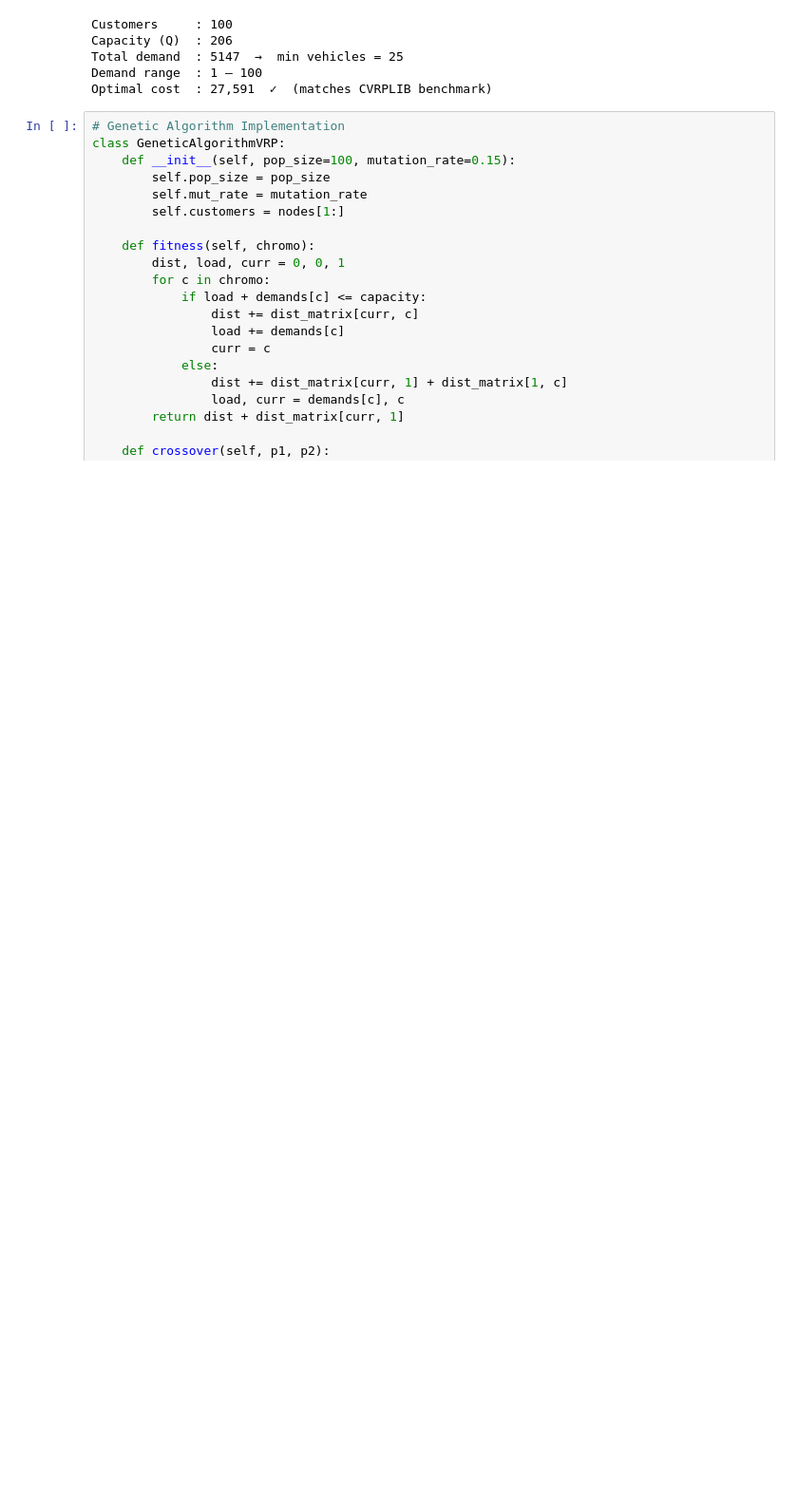
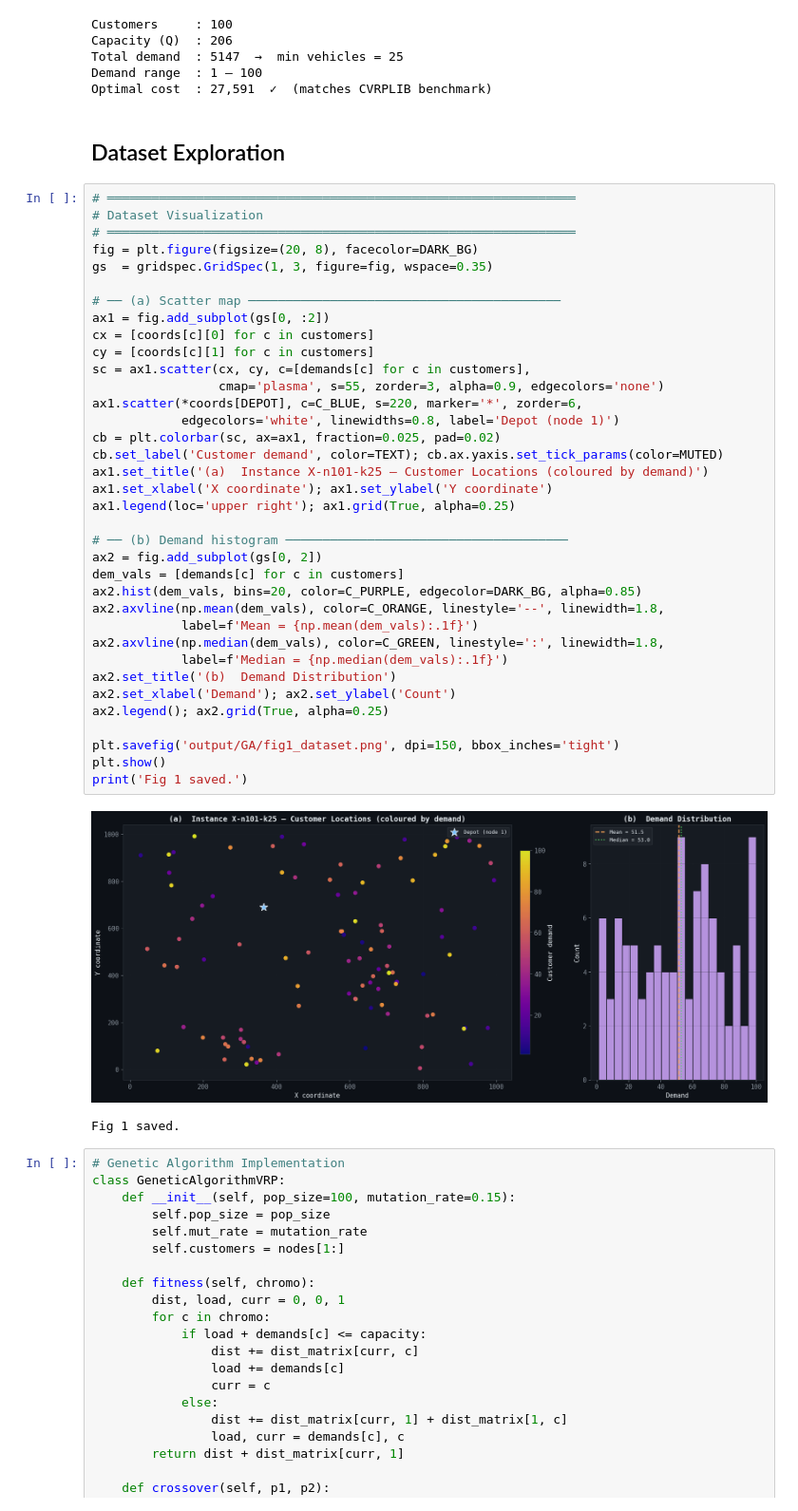
Before and after one commit to ms25940022-boop/IT5082-OM-Assignment, a Jupyter notebook: MS25940022_GA.ipynb, the cells around one changed output. Shown at 95% size. Saved outputs shown, nothing was run; the diff lists cells and outputs as text; blank space fills up the shorter version.

Commit message:
feat: new dataset visalization func

```diff
--- a/MS25940022_GA.ipynb
+++ b/MS25940022_GA.ipynb
@@ -144,6 +144,47 @@ Capacity (Q)  : 206
 Total demand  : 5147  →  min vehicles = 25
 Demand range  : 1 – 100
 Optimal cost  : 27,591  ✓  (matches CVRPLIB benchmark)
+# %% [markdown]
+## Dataset Exploration
+# %%
+# ═══════════════════════════════════════════════════════════════
+# Dataset Visualization
+# ═══════════════════════════════════════════════════════════════
+fig = plt.figure(figsize=(20, 8), facecolor=DARK_BG)
+gs  = gridspec.GridSpec(1, 3, figure=fig, wspace=0.35)
+
+# ── (a) Scatter map ──────────────────────────────────────────
+ax1 = fig.add_subplot(gs[0, :2])
+cx = [coords[c][0] for c in customers]
+cy = [coords[c][1] for c in customers]
+sc = ax1.scatter(cx, cy, c=[demands[c] for c in customers],
+                 cmap='plasma', s=55, zorder=3, alpha=0.9, edgecolors='none')
+ax1.scatter(*coords[DEPOT], c=C_BLUE, s=220, marker='*', zorder=6,
+            edgecolors='white', linewidths=0.8, label='Depot (node 1)')
+cb = plt.colorbar(sc, ax=ax1, fraction=0.025, pad=0.02)
+cb.set_label('Customer demand', color=TEXT); cb.ax.yaxis.set_tick_params(color=MUTED)
+ax1.set_title('(a)  Instance X-n101-k25 — Customer Locations (coloured by demand)')
+ax1.set_xlabel('X coordinate'); ax1.set_ylabel('Y coordinate')
+ax1.legend(loc='upper right'); ax1.grid(True, alpha=0.25)
+
+# ── (b) Demand histogram ──────────────────────────────────────
+ax2 = fig.add_subplot(gs[0, 2])
+dem_vals = [demands[c] for c in customers]
+ax2.hist(dem_vals, bins=20, color=C_PURPLE, edgecolor=DARK_BG, alpha=0.85)
+ax2.axvline(np.mean(dem_vals), color=C_ORANGE, linestyle='--', linewidth=1.8,
+            label=f'Mean = {np.mean(dem_vals):.1f}')
+ax2.axvline(np.median(dem_vals), color=C_GREEN, linestyle=':', linewidth=1.8,
+            label=f'Median = {np.median(dem_vals):.1f}')
+ax2.set_title('(b)  Demand Distribution')
+ax2.set_xlabel('Demand'); ax2.set_ylabel('Count')
+ax2.legend(); ax2.grid(True, alpha=0.25)
+
+plt.savefig('output/GA/fig1_dataset.png', dpi=150, bbox_inches='tight')
+plt.show()
+print('Fig 1 saved.')
+# %% [output]
+[figure, added]
+Fig 1 saved.
 # %%
 # Genetic Algorithm Implementation
 class GeneticAlgorithmVRP:
```
Also changed, not shown: 1 other file.
